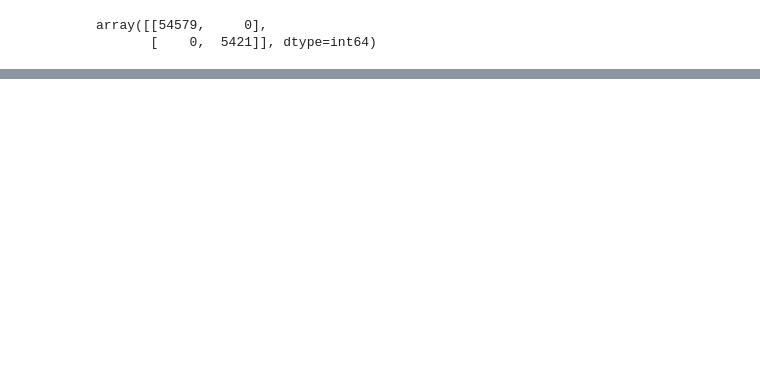
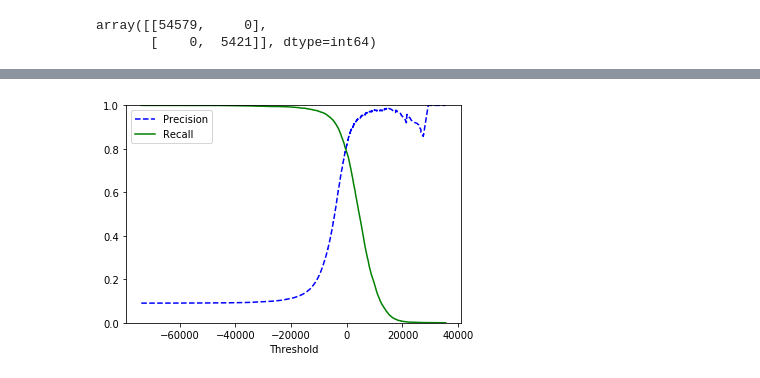
Before and after one commit to fanbyprinciple/hands_on_ml, a Jupyter notebook: chapter_three/mnist_classification.ipynb, the cells around one changed output, grey strips where cells are left out. Cells and saved outputs as stored; diff of their text form; code cells hidden in the pictures; blank space fills up the shorter version.

```diff
--- a/chapter_three/mnist_classification.ipynb
+++ b/chapter_three/mnist_classification.ipynb
@@ -284,0 +322,23 @@ print(f1_score(y_train_5, y_train_pred))
+# %%
+# now we can compute precision and recallfor all possible thresholds
+# using precision_recall_curve
+
+from sklearn.metrics import precision_recall_curve
+
+precisions, recalls, thresholds = precision_recall_curve(y_train_5, y_scores)
+# %%
+# plotting the curve
+def plot_precision_recall_vs_threshold(precisions, recalls, thresholds):
+    plt.plot(thresholds, precisions[:-1], "b--",label="Precision")
+    plt.plot(thresholds, recalls[:-1], "g-",label = "Recall")
+    plt.xlabel("Threshold")
+    plt.legend()
+    plt.ylim([0,1])
+
+plot_precision_recall_vs_threshold(precisions, recalls, thresholds)
+plt.show()
+
+# the graph for precision is bumpier because
+# sometimres precision is bumpier than recall
+# %% [output]
+[figure, added]
```
Also changed, not shown: parts of 23 cells of this notebook, 2 other files.
